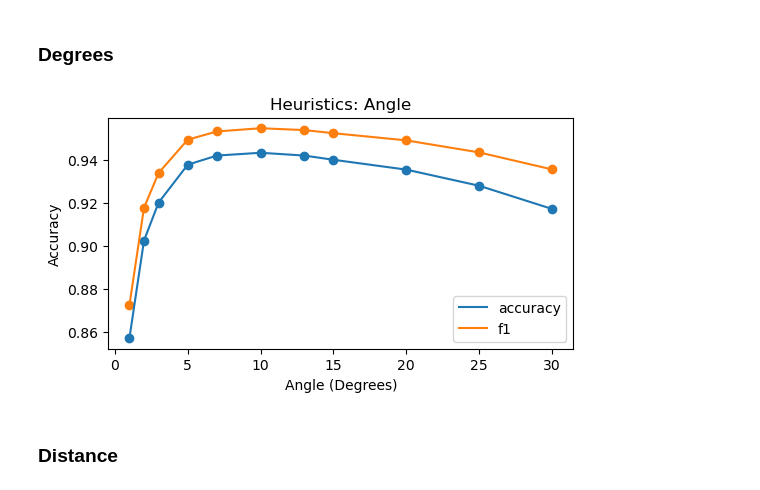
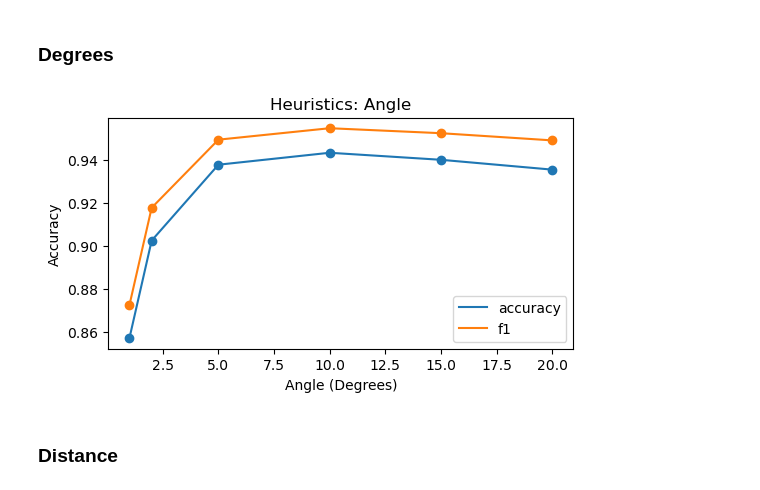
Before and after one commit to BeanHam/2024-spatial-data-integration, a Jupyter notebook: old_code/heuristics.ipynb, the cells around one changed output. Drawn from its saved outputs; the diff is of its cells as text; code cells hidden in the pictures.

```diff
--- a/old_code/heuristics.ipynb
+++ b/old_code/heuristics.ipynb
@@ -10,34 +10,33 @@ from sklearn.metrics import accuracy_score, precision_score, recall_score, f1_sc
 ds = load_dataset("beanham/spatial_join_dataset")
 train=ds['train']
 train_pd=train.to_pandas()
-val=ds['val']
-test=ds['test']
 # %% [markdown]
 ### Degrees
 # %%
 metrics=[1,2,3,5,7,10,13,15,20,25,30]
+metrics=[1,2,5,10,15,20]
 test_gt=np.array(test['label'])
 accuracy=[]
 f1=[]
 for m in metrics:
-    pred=np.array(test['min_angle'])<m
+    pred=np.array(test['min_angle'])<=m
     accuracy.append(accuracy_score(test_gt, pred))
     f1.append(f1_score(test_gt, pred))
 
 plt.figure(figsize=(6,3))
 plt.plot(metrics,accuracy,label='accuracy')
 plt.scatter(metrics, accuracy)
 plt.plot(metrics,f1,label='f1')
 plt.scatter(metrics, f1)
 #plt.vlines(x=metrics[np.argmax(accuracy)], ymin=np.min(accuracy), ymax=np.max(accuracy)+0.02, color='blue', linestyles='dashed')
 #plt.vlines(x=metrics[np.argmax(accuracy)], ymin=np.min(accuracy), ymax=np.max(accuracy)+0.02, color='blue', linestyles='dashed')
 plt.title('Heuristics: Angle')
 plt.ylabel('Accuracy')
 plt.xlabel('Angle (Degrees)')
 plt.legend()
 pass
 # %% [output]
-[figure, old version]
+[figure, new version]
 # %% [markdown]
 ### Distance
 # %%
```
Also changed, not shown: parts of 1 cell of this notebook, 2 other files.
